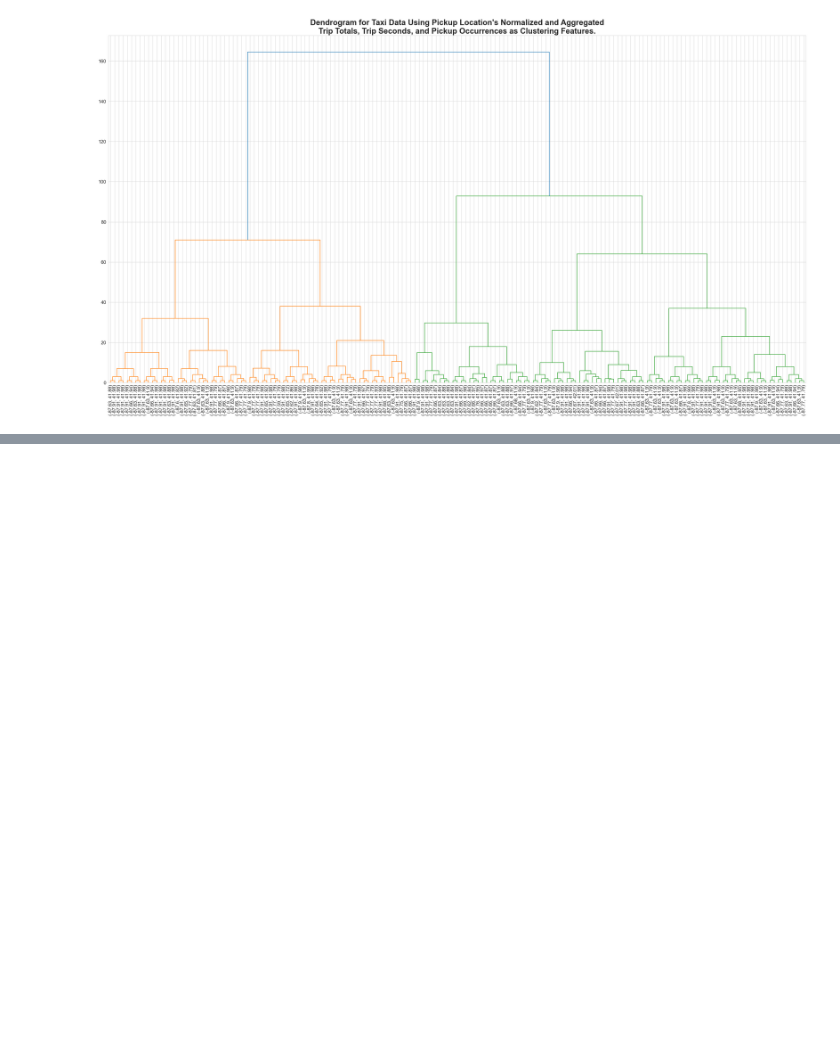
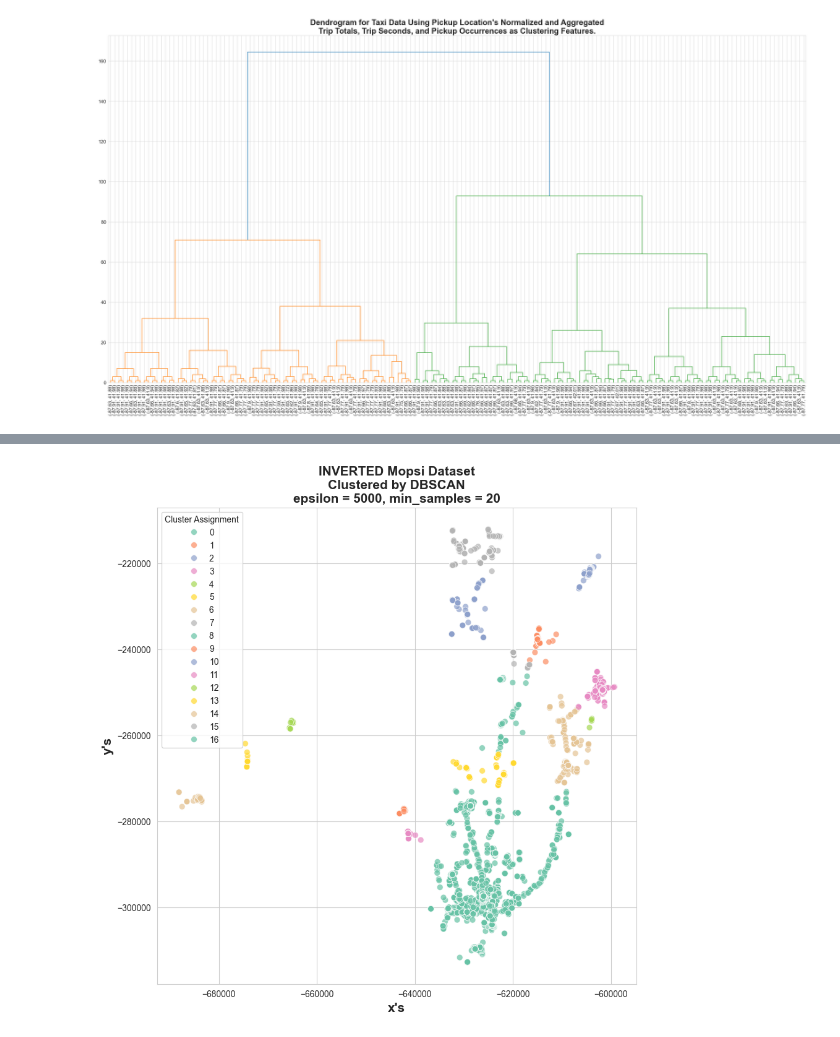
Before and after one commit to USFCA-CS663-Spring2024/kmeans-jaambat, a Jupyter notebook: Assignment 2 - Clustering.ipynb, the cells around one changed output, grey strips where cells are left out. Cells and saved outputs as stored; diff of their text form; code cells hidden in the pictures; blank space fills up the shorter version.

```diff
--- a/Assignment 2 - Clustering.ipynb
+++ b/Assignment 2 - Clustering.ipynb
@@ -416,0 +610,21 @@ plt.show()
+# %%
+# Invert the y's and x's
+mopsi_data_frame["Inverted feature_2"] = mopsi_data_frame["feature_2"] * -1
+mopsi_data_frame["Inverted feature_1"] = mopsi_data_frame["feature_1"] * -1
+
+figure, axes = plt.subplots(nrows=1, ncols=1, figsize=(10, 10))
+axes.set_title("INVERTED Mopsi Dataset\n"
+               "Clustered by DBSCAN\nepsilon = %d, min_samples = %d" % (epsilon, min_samples), fontweight="bold", fontsize=15)
+axes.set_xlabel("x's", fontweight="bold", fontsize=15)
+axes.set_ylabel("y's", fontweight="bold", fontsize=15)
+sns.scatterplot(data=mopsi_data_frame[mopsi_data_frame["Cluster Assignment"] != -1],
+                x="Inverted feature_1",
+                y="Inverted feature_2",
+                hue="Cluster Assignment",
+                palette="Set2",
+                s=50,
+                alpha=0.7)
+
+plt.savefig("./media/mopsi-dbscan-no-noise-inverted.png")
+# %% [output]
+[figure, added]
```
Also changed, not shown: parts of 9 cells of this notebook, 6 other files.
